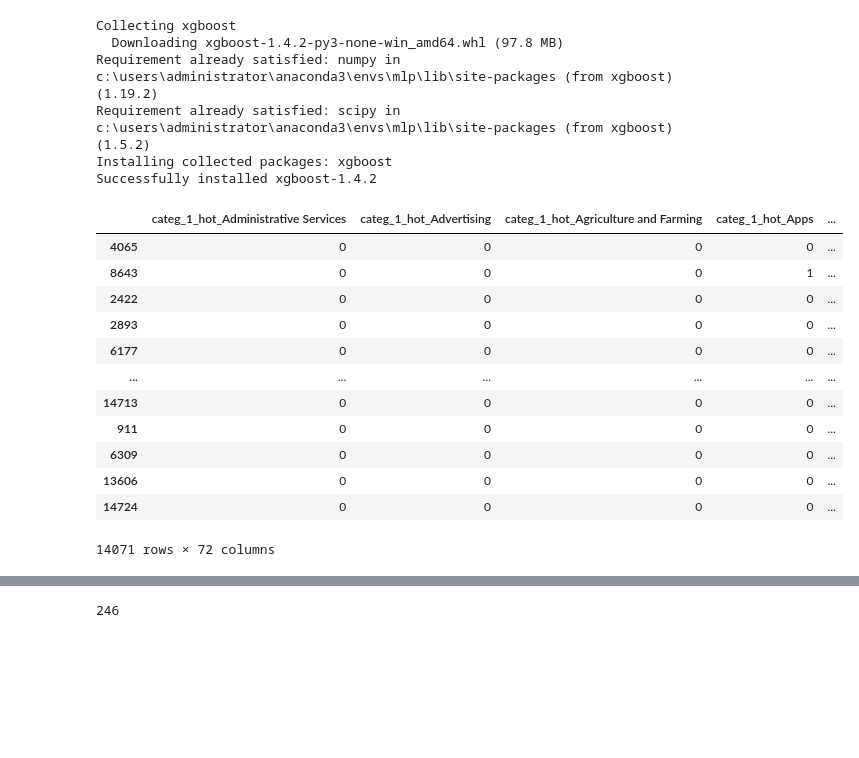
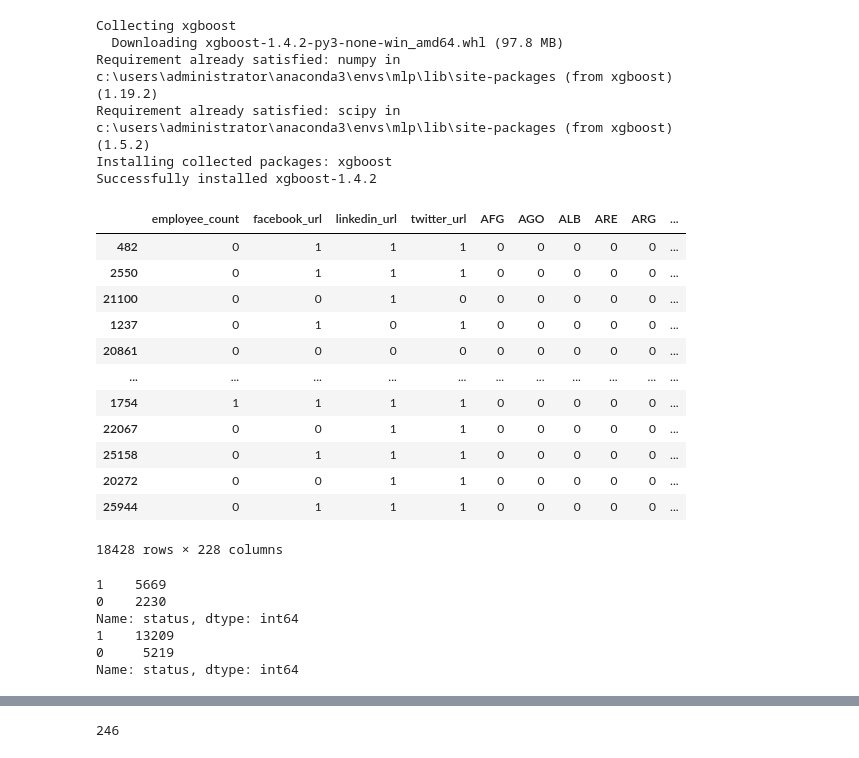
Before and after one commit to csynbiosys/dissertations-2021-info, a Jupyter notebook: yiwei_jing_quantify/XGboost.ipynb, the cells around one changed output, grey strips where cells are left out. Cells and saved outputs as stored; diff of their text form; code cells hidden in the pictures; blank space fills up the shorter version.

```diff
--- a/yiwei_jing_quantify/XGboost.ipynb
+++ b/yiwei_jing_quantify/XGboost.ipynb
@@ -29,24 +29,34 @@ X_test = X_test.drop(columns=['status'])
 # %%
 # data = pd.read_csv('dataset_v2.csv')
 
 Y_data = data['status']
 X_data = data.drop(columns=['status'])
-X_train, x_test, y_train, y_test = train_test_split(X_data,Y_data, test_size = 0.3)
+X_train, X_test, y_train, y_test = train_test_split(X_data,Y_data, test_size = 0.3)
 X_train
 # %% [output]
-|  | categ_1_hot_Administrative Services | categ_1_hot_Advertising | categ_1_hot_Agriculture and Farming | categ_1_hot_Apps | ... |
-| 4065 | 0 | 0 | 0 | 0 | ... |
-| 8643 | 0 | 0 | 0 | 1 | ... |
-| 2422 | 0 | 0 | 0 | 0 | ... |
-| 2893 | 0 | 0 | 0 | 0 | ... |
-| 6177 | 0 | 0 | 0 | 0 | ... |
-| ... | ... | ... | ... | ... | ... |
-| 14713 | 0 | 0 | 0 | 0 | ... |
-| 911 | 0 | 0 | 0 | 0 | ... |
-| 6309 | 0 | 0 | 0 | 0 | ... |
-| 13606 | 0 | 0 | 0 | 0 | ... |
-| 14724 | 0 | 0 | 0 | 0 | ... |
+|  | employee_count | facebook_url | linkedin_url | twitter_url | AFG | AGO | ALB | ARE | ARG | ... |
+| 482 | 0 | 1 | 1 | 1 | 0 | 0 | 0 | 0 | 0 | ... |
+| 2550 | 0 | 1 | 1 | 1 | 0 | 0 | 0 | 0 | 0 | ... |
+| 21100 | 0 | 0 | 1 | 0 | 0 | 0 | 0 | 0 | 0 | ... |
+| 1237 | 0 | 1 | 0 | 1 | 0 | 0 | 0 | 0 | 0 | ... |
+| 20861 | 0 | 0 | 0 | 0 | 0 | 0 | 0 | 0 | 0 | ... |
+| ... | ... | ... | ... | ... | ... | ... | ... | ... | ... | ... |
+| 1754 | 1 | 1 | 1 | 1 | 0 | 0 | 0 | 0 | 0 | ... |
+| 22067 | 0 | 0 | 1 | 1 | 0 | 0 | 0 | 0 | 0 | ... |
+| 25158 | 0 | 1 | 1 | 1 | 0 | 0 | 0 | 0 | 0 | ... |
+| 20272 | 0 | 0 | 1 | 1 | 0 | 0 | 0 | 0 | 0 | ... |
+| 25944 | 0 | 1 | 1 | 1 | 0 | 0 | 0 | 0 | 0 | ... |
-14071 rows × 72 columns
+18428 rows × 228 columns
+# %%
+print(y_test.value_counts())
+print(y_train.value_counts())
+# %% [output]
+1    5669
+0    2230
+Name: status, dtype: int64
+1    13209
+0     5219
+Name: status, dtype: int64
 # %%
 model = XGBClassifier()
 model.fit(X_train, y_train)
```
Also changed, not shown: parts of 14 cells of this notebook, 4 other files.
